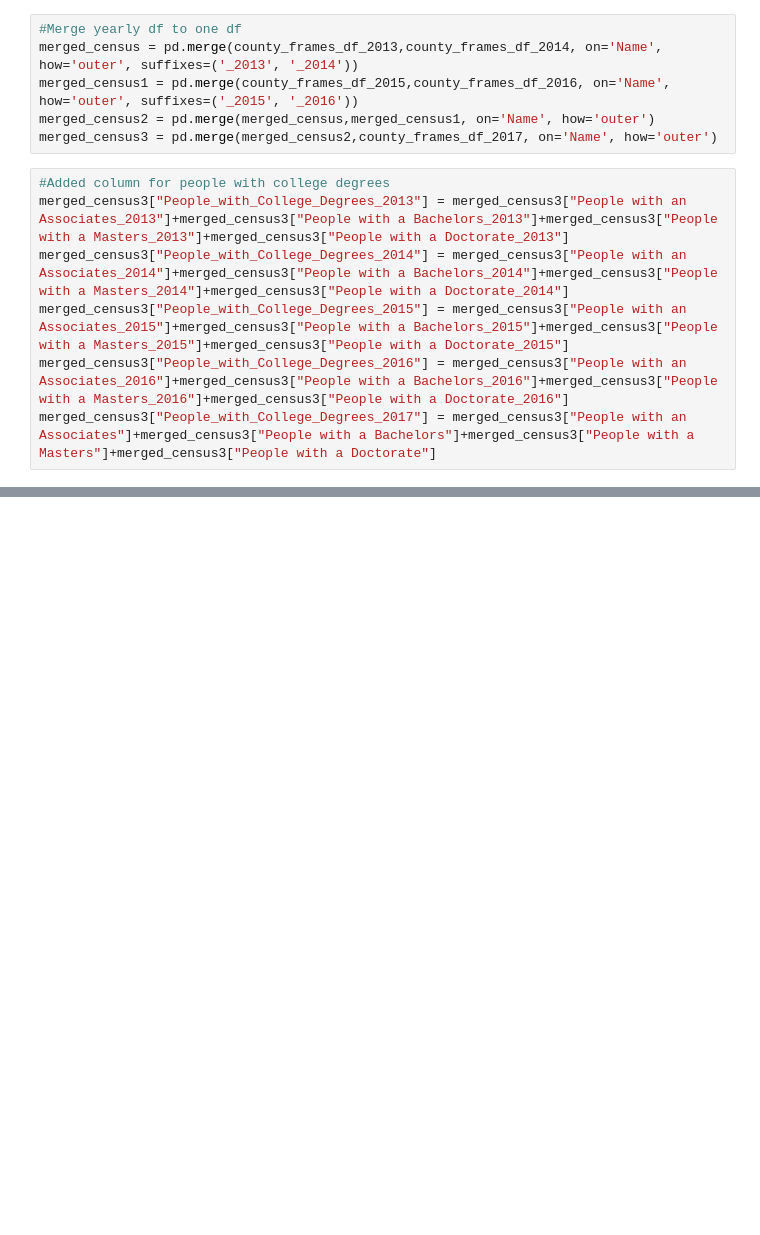
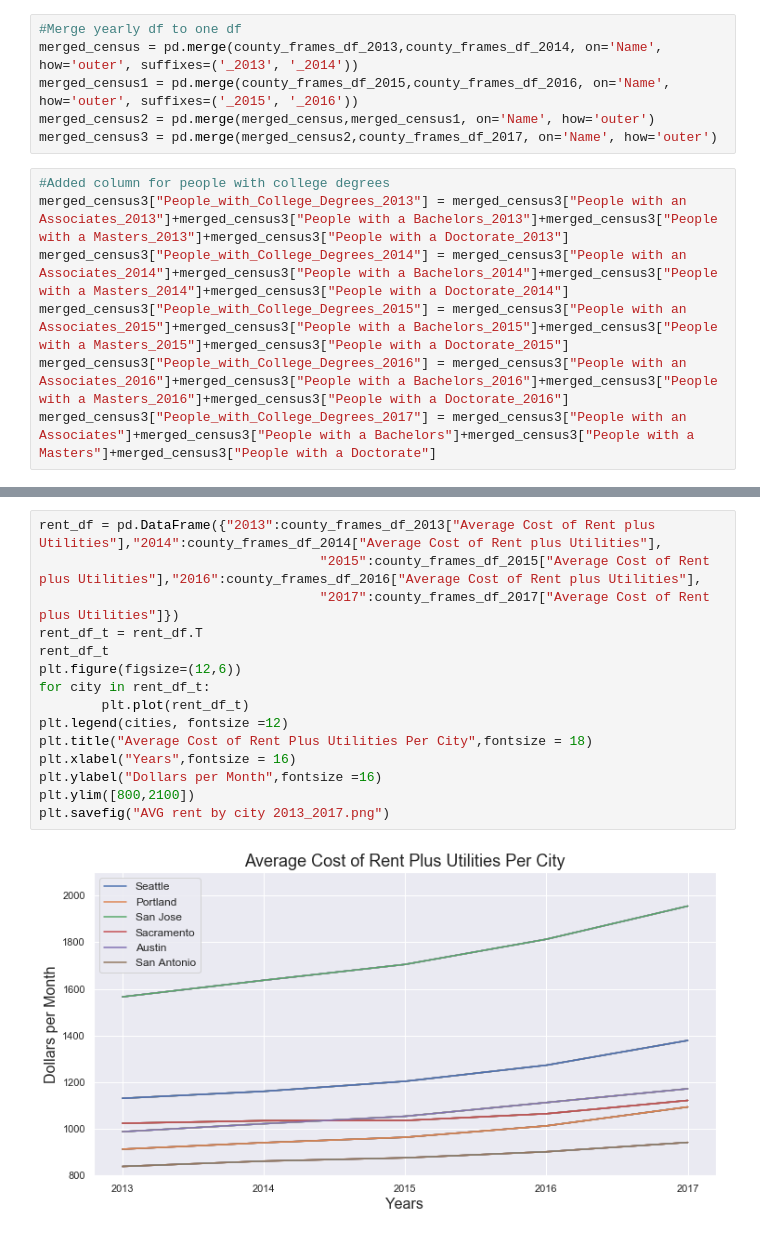
Before and after one commit to mrcjbf/project-one-repo, a Jupyter notebook: NotebooksAndData/census_api.ipynb, the cells around one changed output, grey strips where cells are left out. Drawn from its saved outputs; the diff is of its cells as text; blank space fills up the shorter version.

```diff
--- a/NotebooksAndData/census_api.ipynb
+++ b/NotebooksAndData/census_api.ipynb
@@ -472,0 +489,17 @@ pop_2017.savefig("../Output/Education_2017.png")
+# %%
+rent_df = pd.DataFrame({"2013":county_frames_df_2013["Average Cost of Rent plus Utilities"],"2014":county_frames_df_2014["Average Cost of Rent plus Utilities"],
+                                    "2015":county_frames_df_2015["Average Cost of Rent plus Utilities"],"2016":county_frames_df_2016["Average Cost of Rent plus Utilities"],
+                                    "2017":county_frames_df_2017["Average Cost of Rent plus Utilities"]})
+rent_df_t = rent_df.T
+rent_df_t
+plt.figure(figsize=(12,6))
+for city in rent_df_t:
+        plt.plot(rent_df_t)
+plt.legend(cities, fontsize =12)
+plt.title("Average Cost of Rent Plus Utilities Per City",fontsize = 18)
+plt.xlabel("Years",fontsize = 16)
+plt.ylabel("Dollars per Month",fontsize =16)
+plt.ylim([800,2100])
+plt.savefig("AVG rent by city 2013_2017.png")
+# %% [output]
+[figure, added]
```
Also changed, not shown: parts of 12 cells of this notebook, 3 other files.
